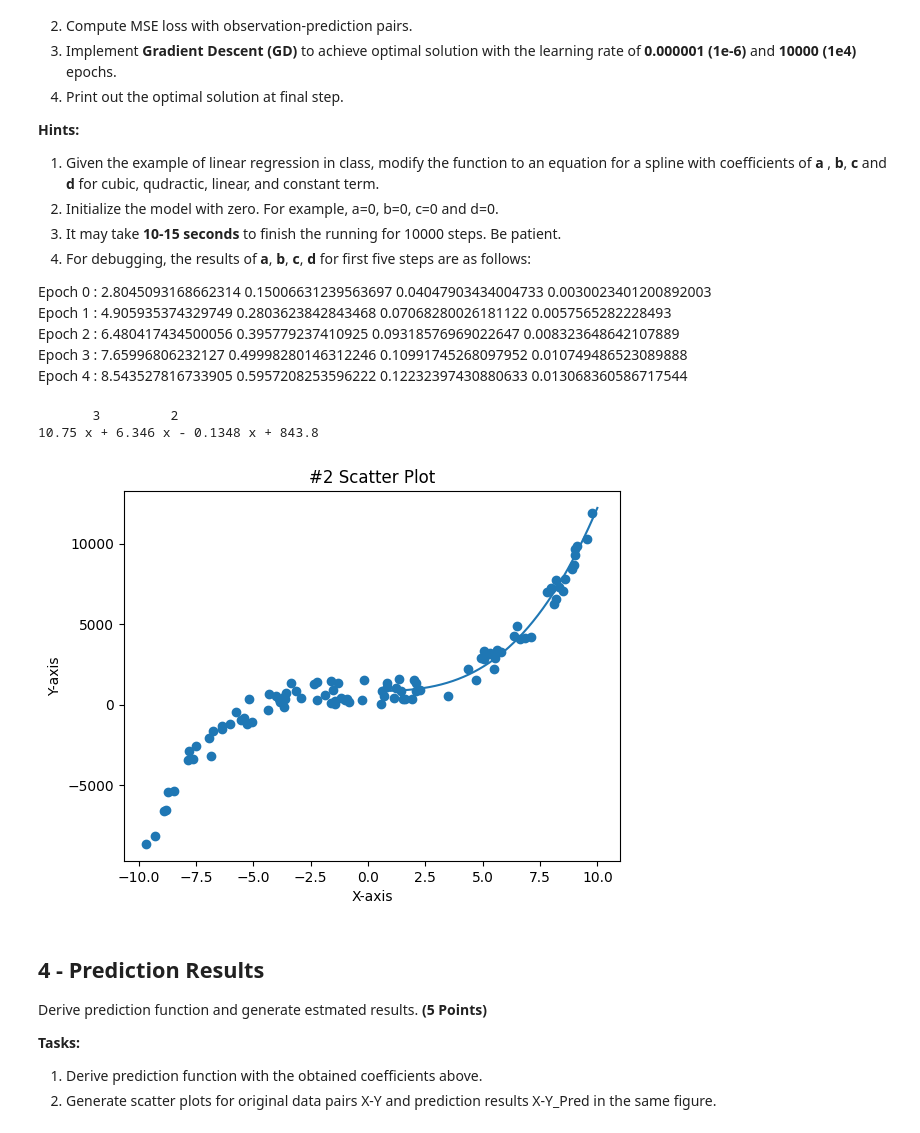
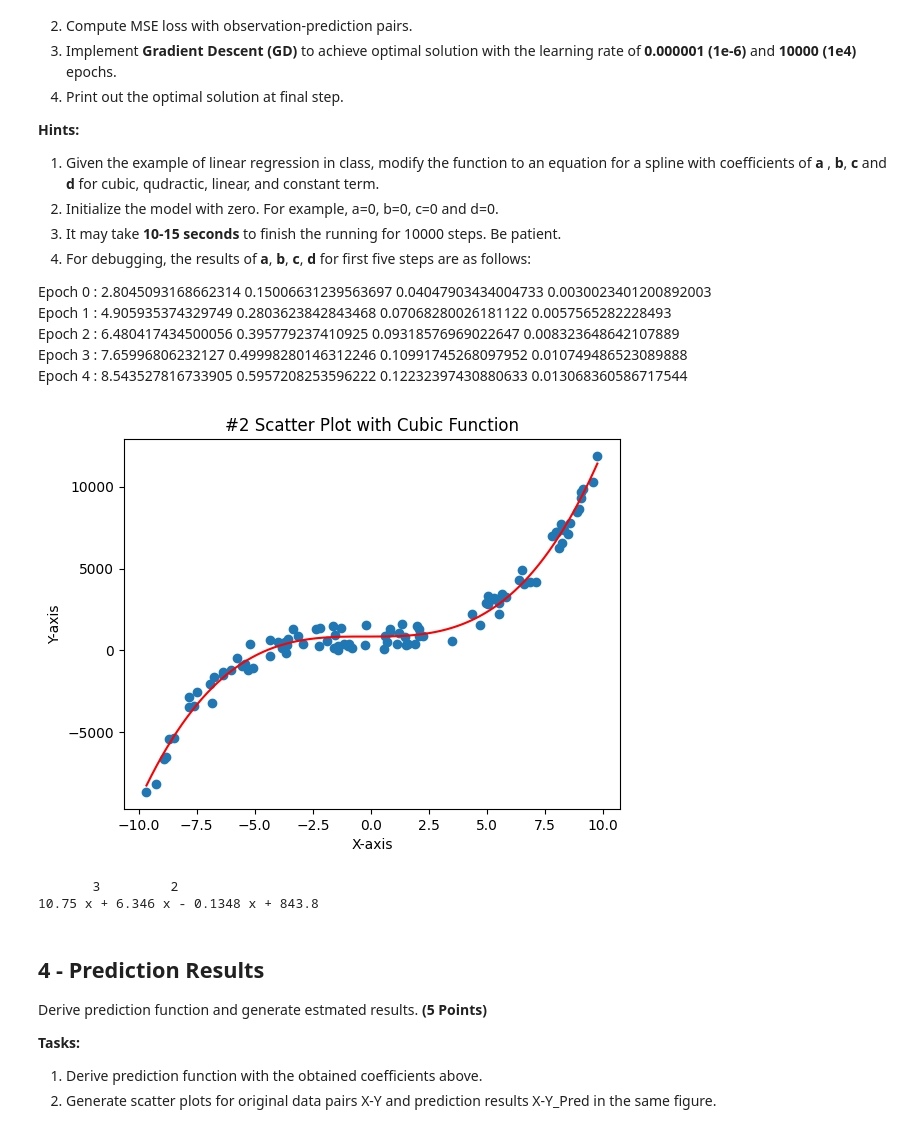
Before and after one commit to j21j/CAP4630, a Jupyter notebook: HW1/CAP4630_HW1.ipynb, the cells around one changed output. Cells and saved outputs as stored; diff of their text form; code cells hidden in the pictures.

```diff
--- a/HW1/CAP4630_HW1.ipynb
+++ b/HW1/CAP4630_HW1.ipynb
@@ -73,25 +73,26 @@ Epoch  4 :  8.543527816733905 0.5957208253596222 0.12232397430880633 0.013068360
 # %%
 # 3 - Single Variable Nonlinear Regression: code
 import numpy as np
 import pandas as pd
 import matplotlib.pyplot as plt
 
 url = 'https://raw.githubusercontent.com/j21j/CAP4630/main/HW1/data_nonlinear.csv'
 df1 = pd.read_csv(url)
 
 model = np.poly1d(np.polyfit(df1['X'], df1['Y'], 3))
-polyline = np.linspace(1, 10, 10000)
+polylineRange = np.linspace(df1['X'].min(), df1['X'].max(), 10000)
+
 plt.scatter(df1['X'], df1['Y'])
-plt.plot(polyline, model(polyline))
+plt.plot(polylineRange, model(polylineRange), c='r')
 plt.xlabel('X-axis')
 plt.ylabel('Y-axis')
-plt.title('#2 Scatter Plot')
-plt.show
+plt.title('#2 Scatter Plot with Cubic Function')
+plt.show()
 print(model)
 # %% [output]
+[figure, new version]
        3         2
 10.75 x + 6.346 x - 0.1348 x + 843.8
-[figure, old version]
 # %% [markdown]
 ## 4 - Prediction Results ##
 
```
Also changed, not shown: parts of 1 cell of this notebook.
